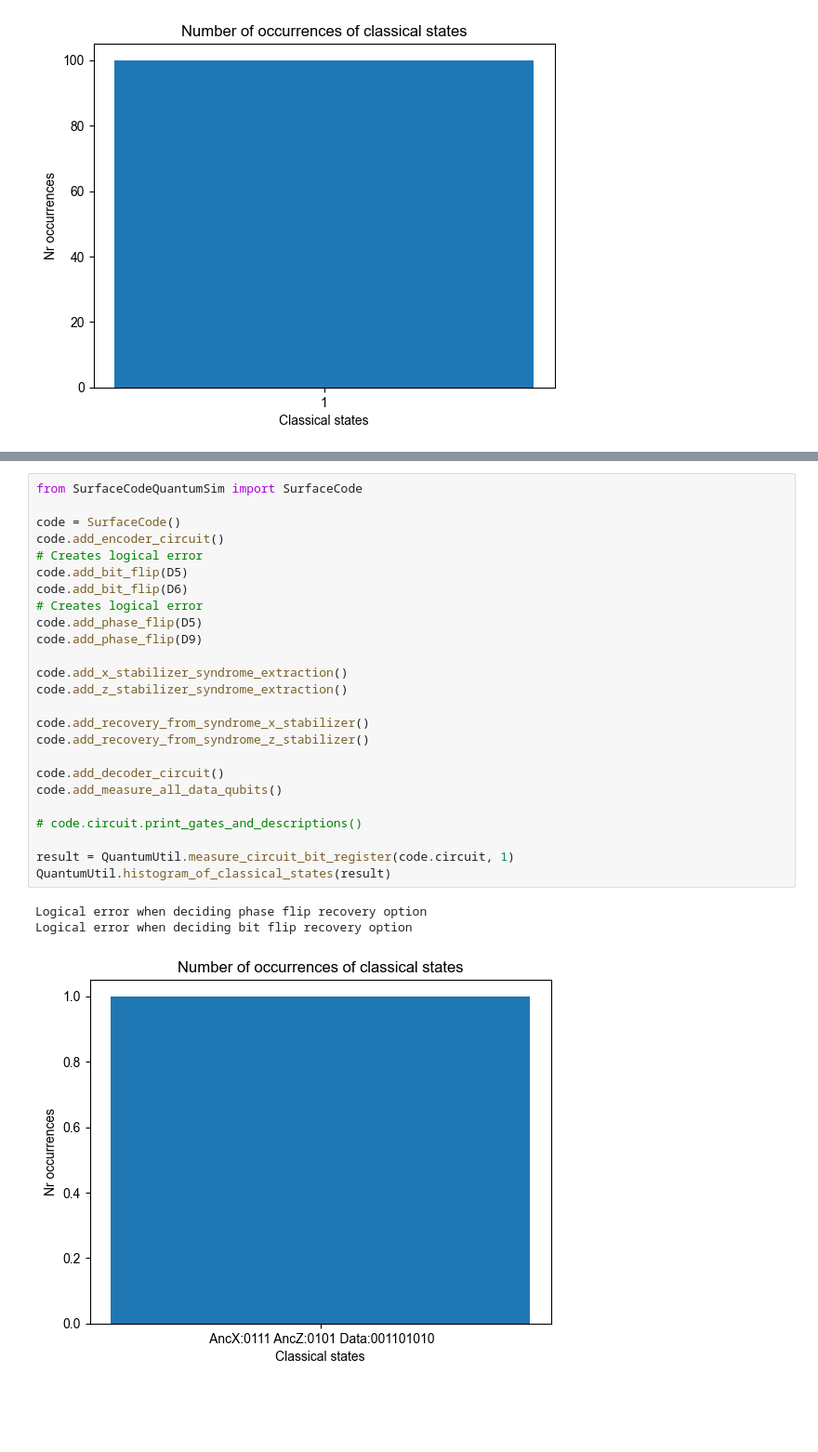
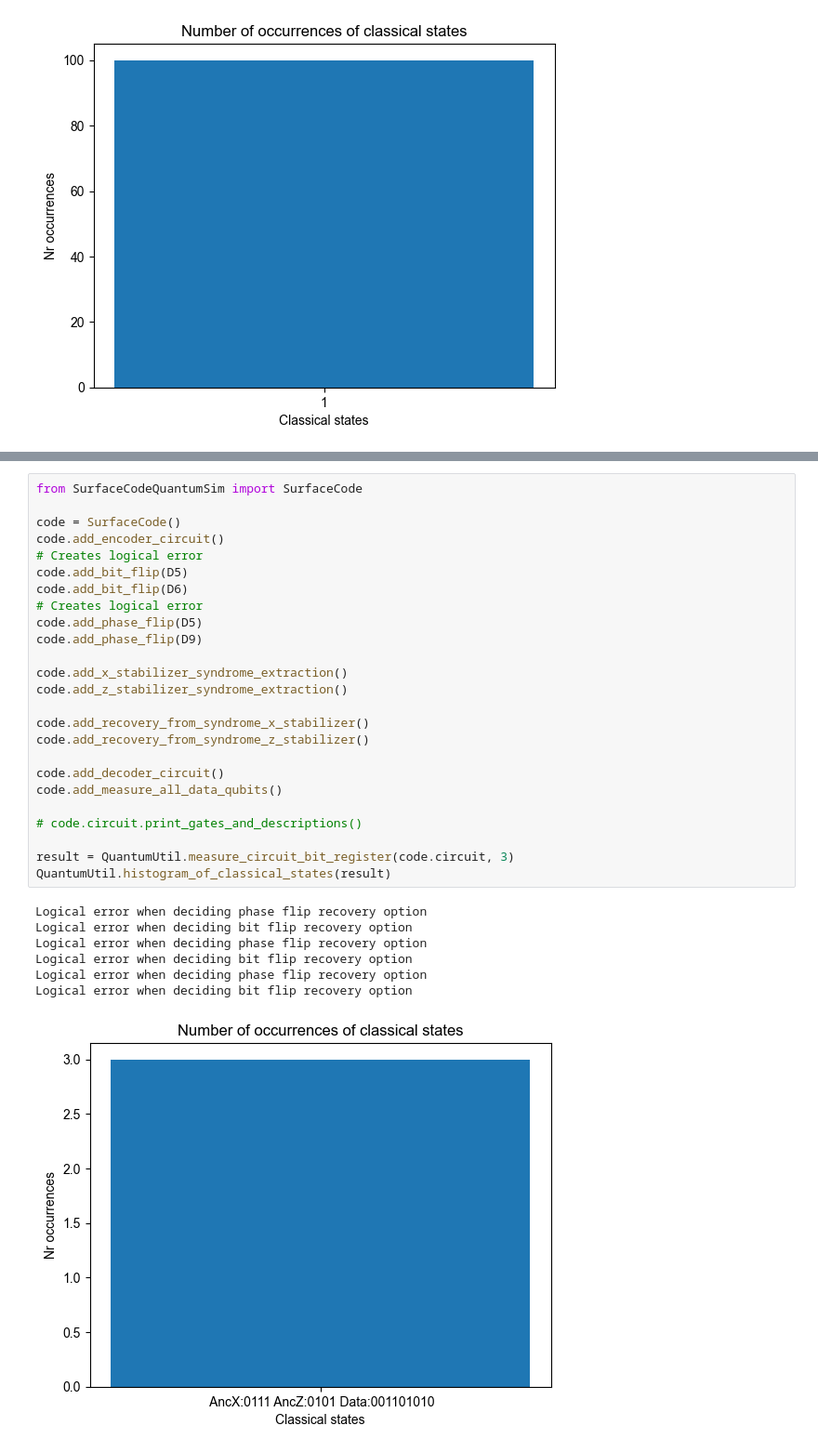
Before and after one commit to Mitch36/QuantumSim-QEC, a Jupyter notebook: QuantumSimSurfaceCodes.ipynb, the cells around one changed output, grey strips where cells are left out. Shown at 93% size. Cells and saved outputs as stored; diff of their text form; blank space fills up the shorter version.

```diff
--- a/QuantumSimSurfaceCodes.ipynb
+++ b/QuantumSimSurfaceCodes.ipynb
@@ -126,29 +126,33 @@ Surface Codes - The Rotated Surface 17 Code - Syndrome Extraction
 # %%
 from SurfaceCodeQuantumSim import SurfaceCode
 
 code = SurfaceCode()
 code.add_encoder_circuit()
 # Creates logical error
 code.add_bit_flip(D5)
 code.add_bit_flip(D6)
 # Creates logical error
 code.add_phase_flip(D5)
 code.add_phase_flip(D9)
 
 code.add_x_stabilizer_syndrome_extraction()
 code.add_z_stabilizer_syndrome_extraction()
 
 code.add_recovery_from_syndrome_x_stabilizer()
 code.add_recovery_from_syndrome_z_stabilizer()
 
 code.add_decoder_circuit()
 code.add_measure_all_data_qubits()
 
 # code.circuit.print_gates_and_descriptions()
 
-result = QuantumUtil.measure_circuit_bit_register(code.circuit, 1)
+result = QuantumUtil.measure_circuit_bit_register(code.circuit, 3)
 QuantumUtil.histogram_of_classical_states(result)
 # %% [output]
 Logical error when deciding phase flip recovery option
 Logical error when deciding bit flip recovery option
+Logical error when deciding phase flip recovery option
+Logical error when deciding bit flip recovery option
+Logical error when deciding phase flip recovery option
+Logical error when deciding bit flip recovery option
-[figure, old version]
+[figure, new version]
```
Also changed, not shown: parts of 4 cells of this notebook, 2 other files.
